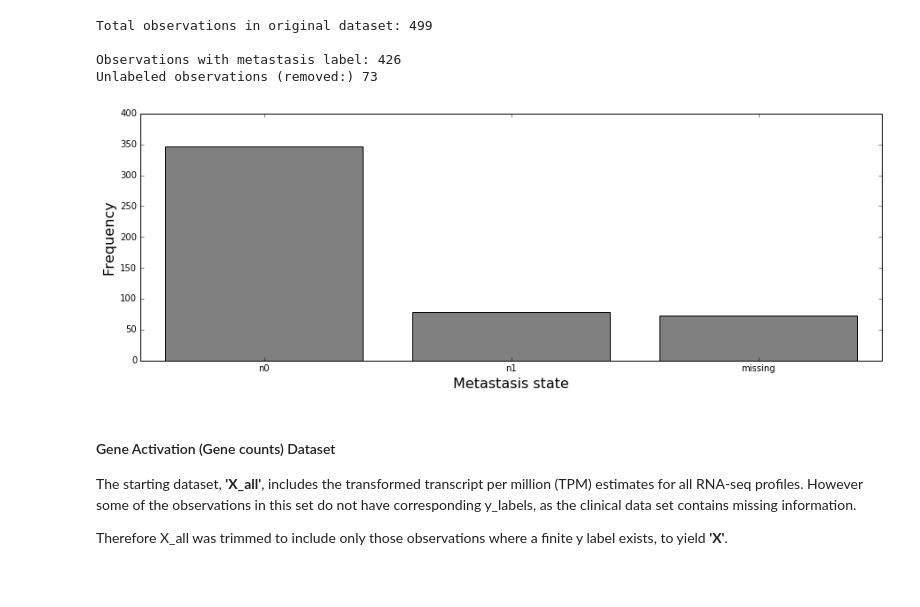
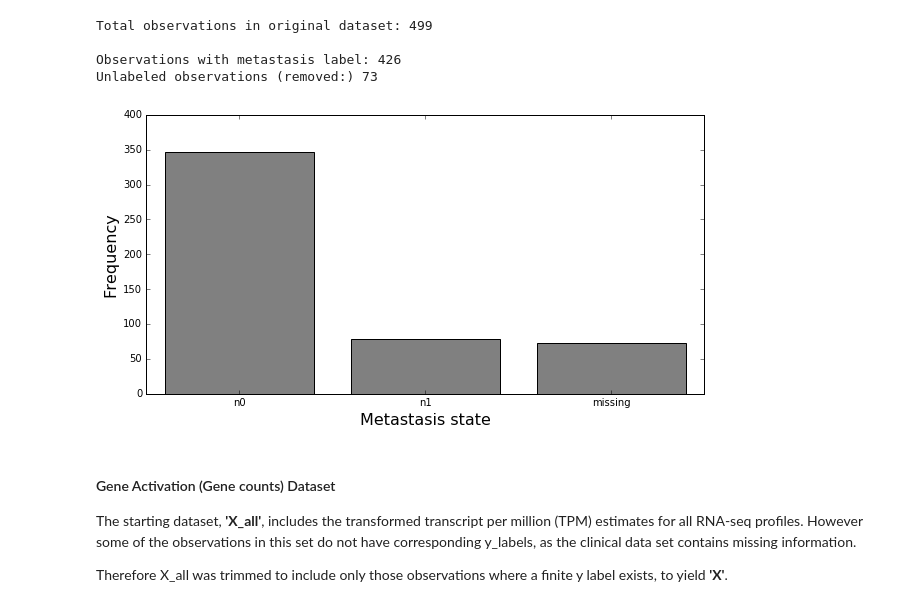
Before and after one commit to CCThompson82/Prostate_metastasis, a Jupyter notebook: PCa_Metastasis.ipynb, the cells around one changed output. Drawn from its saved outputs; the diff is of its cells as text; code cells hidden in the pictures; blank space fills up the shorter version.

```diff
--- a/PCa_Metastasis.ipynb
+++ b/PCa_Metastasis.ipynb
@@ -46,18 +46,18 @@ import matplotlib.pyplot as plt
 # %%
 D = (('n0', y[y =='n0'].shape[0]),
      ('n1', y[y =='n1'].shape[0]),
      ('missing' , len(not_labeled)))
-exp_fig = plt.figure(figsize=(15,5))
+exp_fig = plt.figure(figsize=(10,5))
 A = exp_fig.add_subplot(1,1,1)
 ind = A.bar(range(0,3), height= [D[0][1], D[1][1], D[2][1]], align='center', color = 'grey')
 A.set_xticks(range(0,3))
 A.set_ylabel('Frequency', fontsize=16)
 A.set_xlabel('Metastasis state', fontsize=16)
 A.set_ylim(0,400)
 A.set_xticklabels([D[0][0], D[1][0], D[2][0]])  #Must be a better way to do this...
 ep = plt.show
 # %% [output]
-[figure, old version]
+[figure, new version]
 # %% [markdown]
 #### Gene Activation (Gene counts) Dataset
 The starting dataset, **'X_all'**, includes the transformed transcript per million (TPM) estimates for all RNA-seq profiles.  However some of the observations in this set do not have corresponding y_labels, as the clinical data set contains missing information.
```
Also changed, not shown: parts of 26 cells of this notebook.
